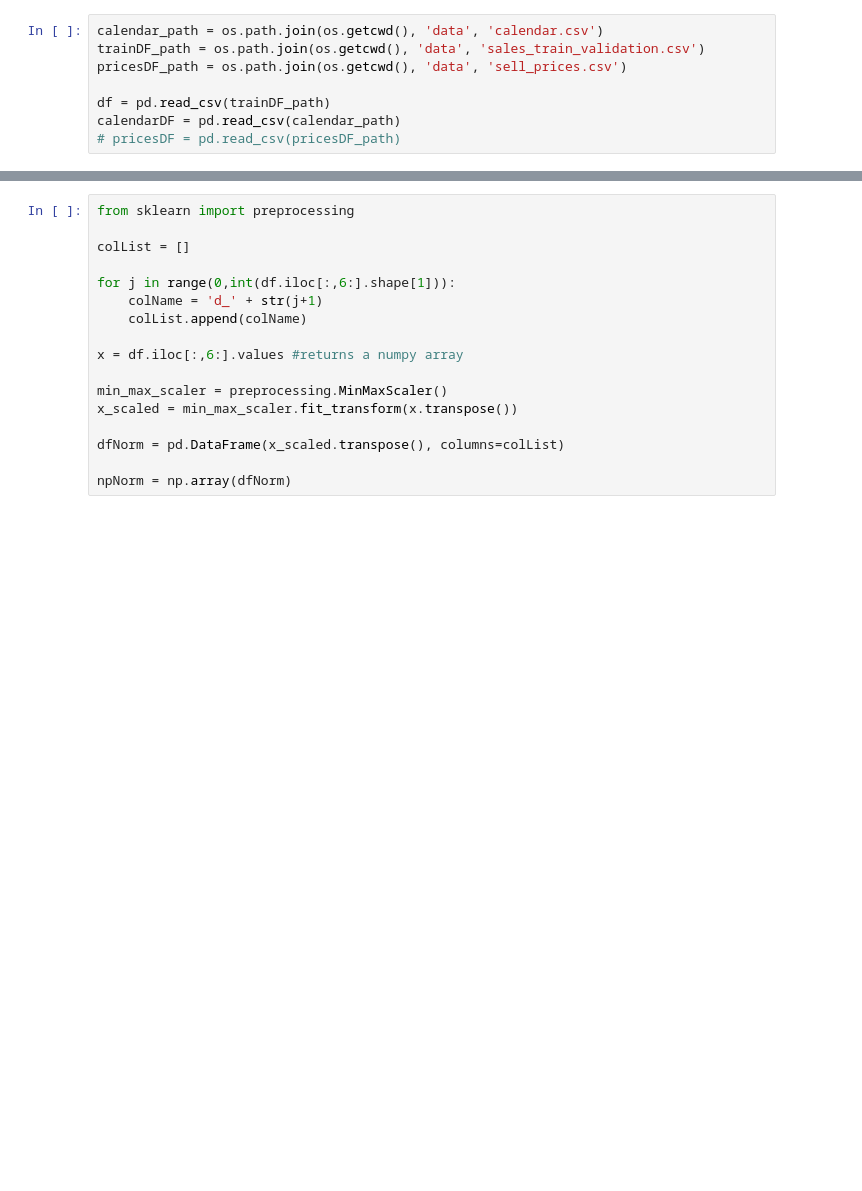
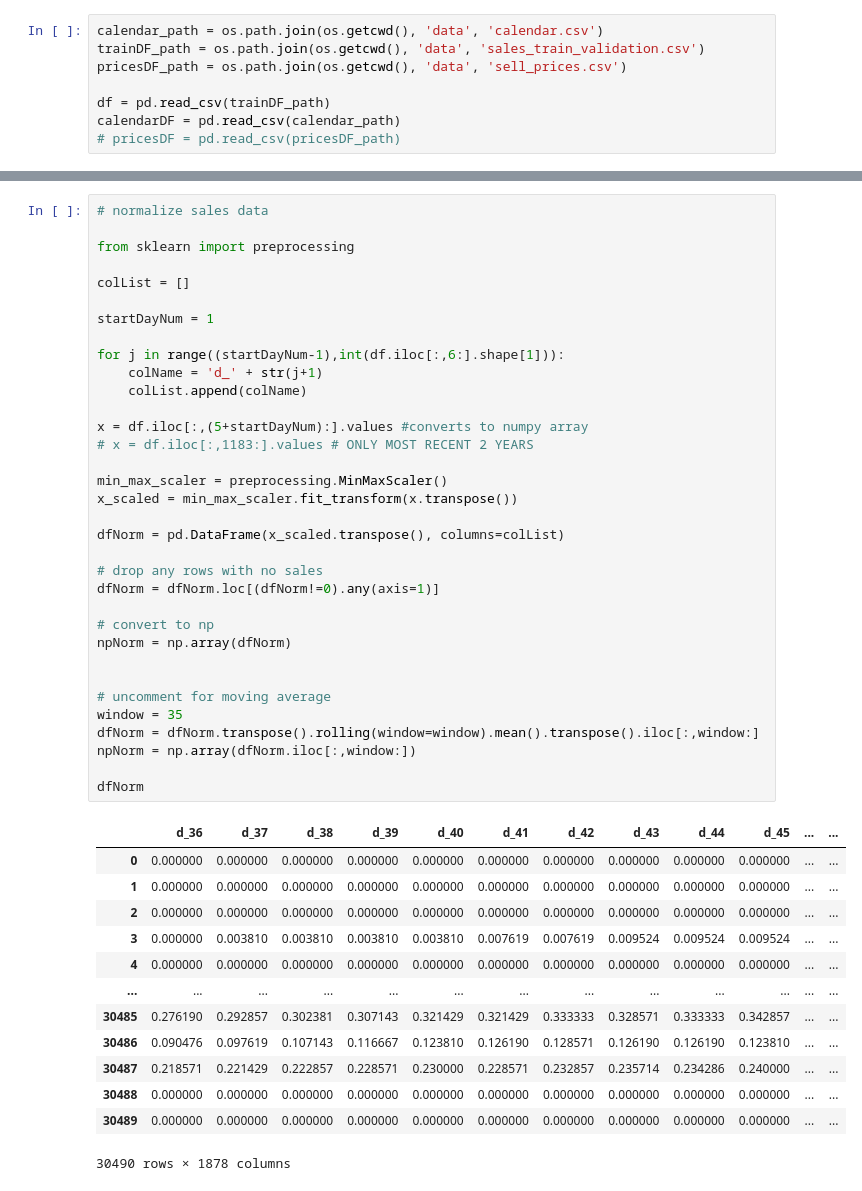
Before and after one commit to team2point0/M5-Forecasting, a Jupyter notebook: clustering.ipynb, the cells around one changed output, grey strips where cells are left out. Drawn from its saved outputs; the diff is of its cells as text; blank space fills up the shorter version.

```diff
--- a/clustering.ipynb
+++ b/clustering.ipynb
@@ -19,17 +35,48 @@ calendarDF = pd.read_csv(calendar_path)
 # %%
+# normalize sales data
+
 from sklearn import preprocessing
 
 colList = []
 
-for j in range(0,int(df.iloc[:,6:].shape[1])):
+startDayNum = 1
+
+for j in range((startDayNum-1),int(df.iloc[:,6:].shape[1])):
     colName = 'd_' + str(j+1)
     colList.append(colName)
 
-x = df.iloc[:,6:].values #returns a numpy array
+x = df.iloc[:,(5+startDayNum):].values #converts to numpy array
+# x = df.iloc[:,1183:].values # ONLY MOST RECENT 2 YEARS
 
 min_max_scaler = preprocessing.MinMaxScaler()
 x_scaled = min_max_scaler.fit_transform(x.transpose())
 
 dfNorm = pd.DataFrame(x_scaled.transpose(), columns=colList)
 
+# drop any rows with no sales
+dfNorm = dfNorm.loc[(dfNorm!=0).any(axis=1)]
+
+# convert to np
 npNorm = np.array(dfNorm)
+
+
+# uncomment for moving average
+window = 35
+dfNorm = dfNorm.transpose().rolling(window=window).mean().transpose().iloc[:,window:]
+npNorm = np.array(dfNorm.iloc[:,window:])
+
+dfNorm
+# %% [output]
+|  | d_36 | d_37 | d_38 | d_39 | d_40 | d_41 | d_42 | d_43 | d_44 | d_45 | ... | ... |
+| 0 | 0.000000 | 0.000000 | 0.000000 | 0.000000 | 0.000000 | 0.000000 | 0.000000 | 0.000000 | 0.000000 | 0.000000 | ... | ... |
+| 1 | 0.000000 | 0.000000 | 0.000000 | 0.000000 | 0.000000 | 0.000000 | 0.000000 | 0.000000 | 0.000000 | 0.000000 | ... | ... |
+| 2 | 0.000000 | 0.000000 | 0.000000 | 0.000000 | 0.000000 | 0.000000 | 0.000000 | 0.000000 | 0.000000 | 0.000000 | ... | ... |
+| 3 | 0.000000 | 0.003810 | 0.003810 | 0.003810 | 0.003810 | 0.007619 | 0.007619 | 0.009524 | 0.009524 | 0.009524 | ... | ... |
+| 4 | 0.000000 | 0.000000 | 0.000000 | 0.000000 | 0.000000 | 0.000000 | 0.000000 | 0.000000 | 0.000000 | 0.000000 | ... | ... |
+| ... | ... | ... | ... | ... | ... | ... | ... | ... | ... | ... | ... | ... |
+| 30485 | 0.276190 | 0.292857 | 0.302381 | 0.307143 | 0.321429 | 0.321429 | 0.333333 | 0.328571 | 0.333333 | 0.342857 | ... | ... |
+| 30486 | 0.090476 | 0.097619 | 0.107143 | 0.116667 | 0.123810 | 0.126190 | 0.128571 | 0.126190 | 0.126190 | 0.123810 | ... | ... |
+| 30487 | 0.218571 | 0.221429 | 0.222857 | 0.228571 | 0.230000 | 0.228571 | 0.232857 | 0.235714 | 0.234286 | 0.240000 | ... | ... |
+| 30488 | 0.000000 | 0.000000 | 0.000000 | 0.000000 | 0.000000 | 0.000000 | 0.000000 | 0.000000 | 0.000000 | 0.000000 | ... | ... |
+| 30489 | 0.000000 | 0.000000 | 0.000000 | 0.000000 | 0.000000 | 0.000000 | 0.000000 | 0.000000 | 0.000000 | 0.000000 | ... | ... |
+30490 rows × 1878 columns
```
Also changed, not shown: parts of 9 cells of this notebook.
